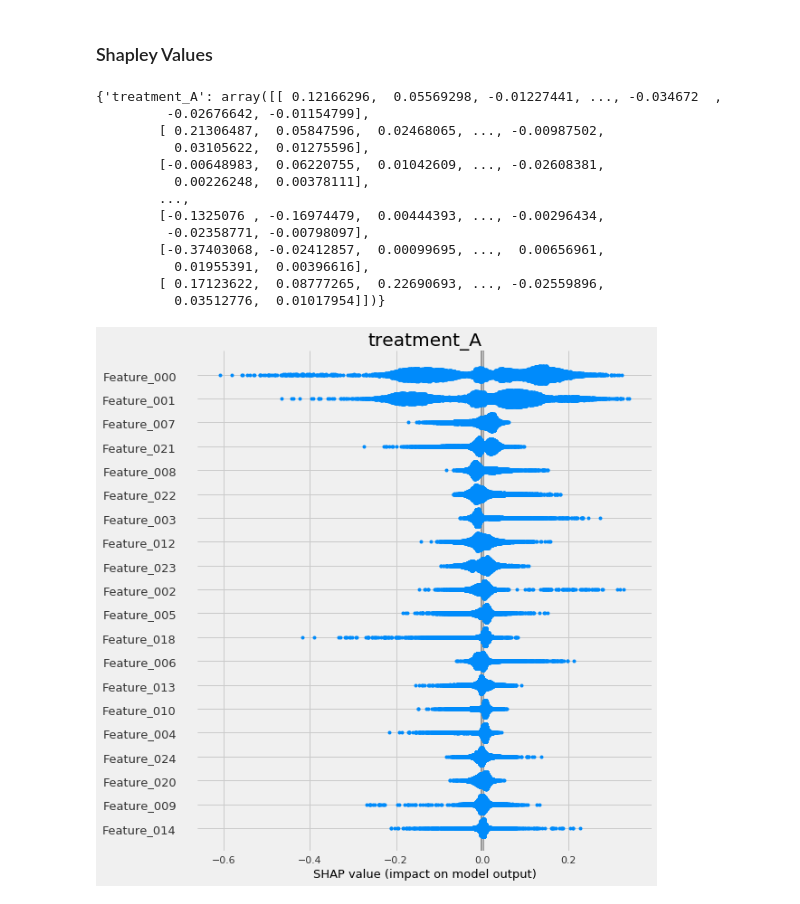
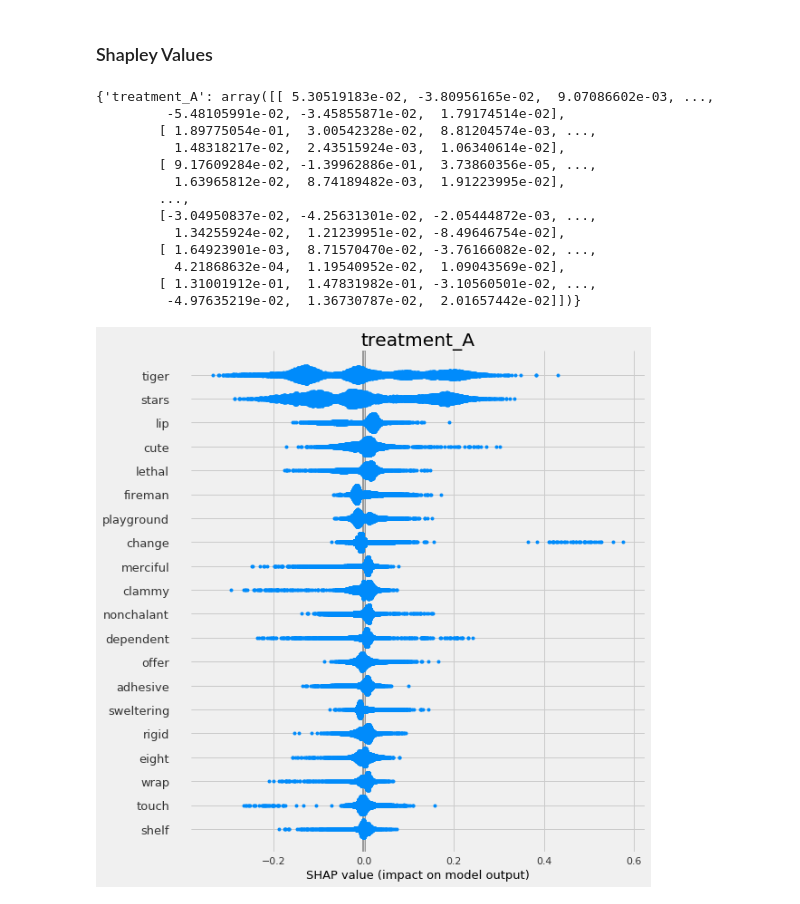
Before and after one commit to uber/causalml, a Jupyter notebook: examples/feature_interpretations_example.ipynb, the cells around one changed output. Drawn from its saved outputs; the diff is of its cells as text; code cells hidden in the pictures.

Commit message:
cleaned up feature explainer notebook and added comparison with sklearn permutation_importance

```diff
--- a/examples/feature_interpretations_example.ipynb
+++ b/examples/feature_interpretations_example.ipynb
@@ -442,7 +582,7 @@ xlearner.plot_shap_dependence(treatment_group='treatment_A',
 # %% [markdown]
 ## R Learner
 # %%
-rlearner = BaseRRegressor(LGBMRegressor(importance_type='gain'), control_name='control')
+rlearner = BaseRRegressor(LGBMRegressor(), control_name='control')
 rlearner_tau = rlearner.fit_predict(X, e_multi, w_multi, y)
 # %% [markdown]
 ### Feature Importance (method = `auto`)
@@ -502,24 +703,24 @@ rlearner.plot_importance(X=X, tau=rlearner_tau, method='permutation')
 shap_rlearner = rlearner.get_shap_values(X=X, tau=rlearner_tau)
 shap_rlearner
 # %% [output]
-{'treatment_A': array([[ 0.12166296,  0.05569298, -0.01227441, ..., -0.034672  ,
-         -0.02676642, -0.01154799],
-        [ 0.21306487,  0.05847596,  0.02468065, ..., -0.00987502,
-          0.03105622,  0.01275596],
-        [-0.00648983,  0.06220755,  0.01042609, ..., -0.02608381,
-          0.00226248,  0.00378111],
+{'treatment_A': array([[ 5.30519183e-02, -3.80956165e-02,  9.07086602e-03, ...,
+         -5.48105991e-02, -3.45855871e-02,  1.79174514e-02],
+        [ 1.89775054e-01,  3.00542328e-02,  8.81204574e-03, ...,
+          1.48318217e-02,  2.43515924e-03,  1.06340614e-02],
+        [ 9.17609284e-02, -1.39962886e-01,  3.73860356e-05, ...,
+          1.63965812e-02,  8.74189482e-03,  1.91223995e-02],
         ...,
-        [-0.1325076 , -0.16974479,  0.00444393, ..., -0.00296434,
-         -0.02358771, -0.00798097],
-        [-0.37403068, -0.02412857,  0.00099695, ...,  0.00656961,
-          0.01955391,  0.00396616],
-        [ 0.17123622,  0.08777265,  0.22690693, ..., -0.02559896,
-          0.03512776,  0.01017954]])}
+        [-3.04950837e-02, -4.25631301e-02, -2.05444872e-03, ...,
+          1.34255924e-02,  1.21239951e-02, -8.49646754e-02],
+        [ 1.64923901e-03,  8.71570470e-02, -3.76166082e-02, ...,
+          4.21868632e-04,  1.19540952e-02,  1.09043569e-02],
+        [ 1.31001912e-01,  1.47831982e-01, -3.10560501e-02, ...,
+         -4.97635219e-02,  1.36730787e-02,  2.01657442e-02]])}
 # %%
 # without providing shap_dict
-rlearner.plot_shap_values(X=X, tau=rlearner_tau)
+rlearner.plot_shap_values(X=X, tau=rlearner_tau, features=feature_names)
 # %% [output]
-[figure, old version]
+[figure, new version]
 # %%
 # with providing shap_dict
 rlearner.plot_shap_values(shap_dict=shap_rlearner)
```
Also changed, not shown: parts of 66 cells of this notebook.
